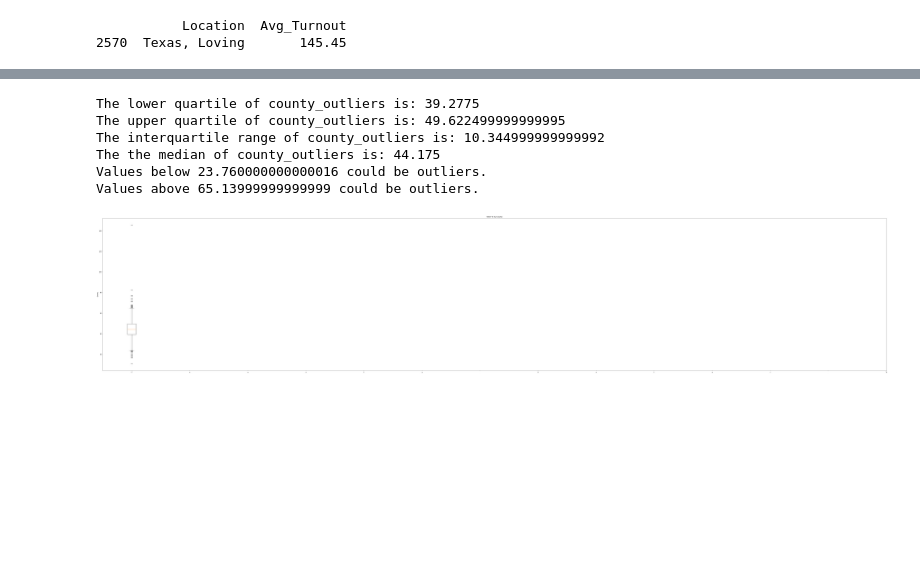
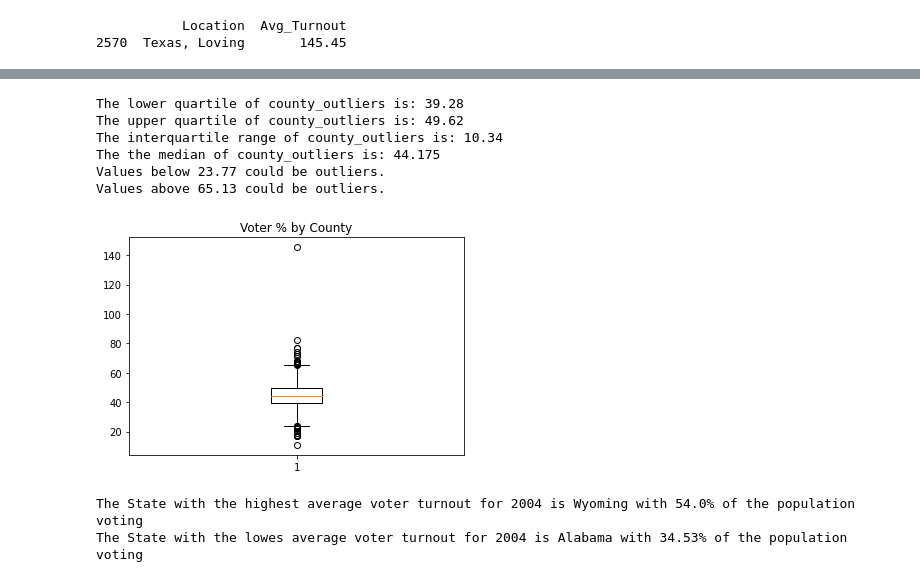
Before and after one commit to jennylynnramz/project1, a Jupyter notebook: Resources/Analysis Files/2004/Analysis_2004.ipynb, the cells around one changed output, grey strips where cells are left out. Cells and saved outputs as stored; diff of their text form; code cells hidden in the pictures; blank space fills up the shorter version.

Commit message:
completed 2004 and 2016 workbooks, PNG files for all graphs

```diff
--- a/Resources/Analysis Files/2004/Analysis_2004.ipynb
+++ b/Resources/Analysis Files/2004/Analysis_2004.ipynb
@@ -105,13 +77,14 @@ State_Avg_Voter_Turnout_1
 #Bar Graph
 
 Avg_Turnout = State_Avg_Voter_Turnout_1["Avg_Turnout"]
-State =  State_Avg_Voter_Turnout_1["State_Code"]
+State =  State_Avg_Voter_Turnout_1["State"]
 plt.bar(State, Avg_Turnout)
-plt.title('Average Voter Turnout % By State', fontsize=40)
+plt.title('Average Voter Turnout By State', fontsize=40)
 plt.xlabel('State', fontsize=36)
 plt.ylabel('Average Voter Turnout', fontsize=36)
-plt.xticks(rotation=90, fontsize=24)
-plt.rcParams["figure.figsize"] = [40, 20]
-
+plt.xticks(rotation=90, fontsize=20)
+#plt.rcParams["figure.figsize"] = [40, 20]
+#plt.figure(figsize=(20,10))
+plt.savefig("State_Avg_Voters_2004.png", dpi=25)
 plt.show()
 # %% [output]
@@ -177,39 +131,39 @@ Ttest_1sampResult(statistic=-0.8432205689673106, pvalue=0.40320261773087007)
 county_outliers = County_Avg_Voter_Turnout_1['Avg_Turnout']
 
 quartiles = county_outliers.quantile([.25,.5,.75])
-lowerq = quartiles[0.25]
-upperq = quartiles[0.75]
-iqr = upperq-lowerq
+lowerq = round(quartiles[0.25], 2)
+upperq = round(quartiles[0.75], 2)
+iqr = round(upperq-lowerq, 2)
 
 print(f"The lower quartile of county_outliers is: {lowerq}")
 print(f"The upper quartile of county_outliers is: {upperq}")
 print(f"The interquartile range of county_outliers is: {iqr}")
 print(f"The the median of county_outliers is: {quartiles[0.5]} ")
 
-lower_bound = lowerq - (1.5*iqr)
-upper_bound = upperq + (1.5*iqr)
+lower_bound = round(lowerq - (1.5*iqr), 2)
+upper_bound = round(upperq + (1.5*iqr), 2)
 print(f"Values below {lower_bound} could be outliers.")
 print(f"Values above {upper_bound} could be outliers.")
 # %% [output]
-The lower quartile of county_outliers is: 39.2775
-The upper quartile of county_outliers is: 49.622499999999995
-The interquartile range of county_outliers is: 10.344999999999992
+The lower quartile of county_outliers is: 39.28
+The upper quartile of county_outliers is: 49.62
+The interquartile range of county_outliers is: 10.34
 The the median of county_outliers is: 44.175
-Values below 23.760000000000016 could be outliers.
-Values above 65.13999999999999 could be outliers.
+Values below 23.77 could be outliers.
+Values above 65.13 could be outliers.
 # %%
 county_outliers = County_Avg_Voter_Turnout_1['Avg_Turnout']
 
 ##set data
 data = [county_outliers]
-##create labels for each boxplot for clarity
-labels = ('County Voter %')
 fig1, ax1 = plt.subplots()
 ax1.boxplot(data)
 ## add titles and labels
 ax1.set_title('Voter % by County')
-ax1.set_ylabel('County')
-plt.xticks(np.arange(len(labels))+1,labels)
+fig.set_size_inches(11,8)
+plt.savefig("county_outliers_2004_boxplot.png")
+
+
 plt.show()
 # %% [output]
-[figure, old version]
+[figure, new version]
@@ -221,0 +170,18 @@ plt.show()
+# %%
+# 2. Which States have the highest / lowest average voter turnout?
+
+
+state_voter_max = State_Avg_Voter_Turnout_1['State'].max()
+State_voter_max_pct = State_Avg_Voter_Turnout_1['Avg_Turnout'].max()
+
+state_voter_min = State_Avg_Voter_Turnout_1['State'].min()
+State_voter_min_pct = State_Avg_Voter_Turnout_1['Avg_Turnout'].min()
+
+
+print("The State with the highest average voter turnout for 2004 is " + str(state_voter_max) +
+          " with " + str(State_voter_max_pct) + "% of the population voting")
+print("The State with the lowes average voter turnout for 2004 is " + str(state_voter_min) +
+      " with " + str(State_voter_min_pct) + "% of the population voting")
+# %% [output]
+The State with the highest average voter turnout for 2004 is Wyoming with 54.0% of the population voting
+The State with the lowes average voter turnout for 2004 is Alabama with 34.53% of the population voting
```
Also changed, not shown: parts of 19 cells of this notebook, 20 other files.
